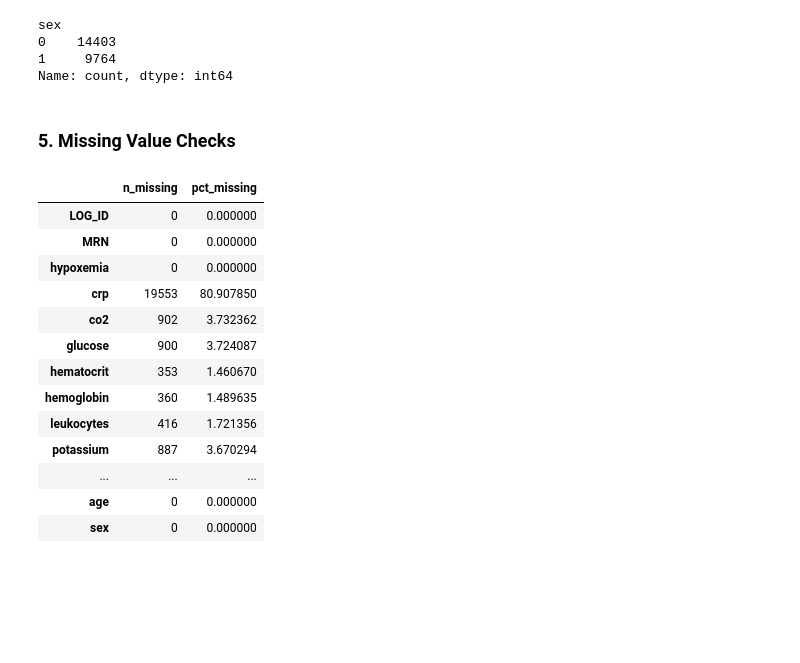
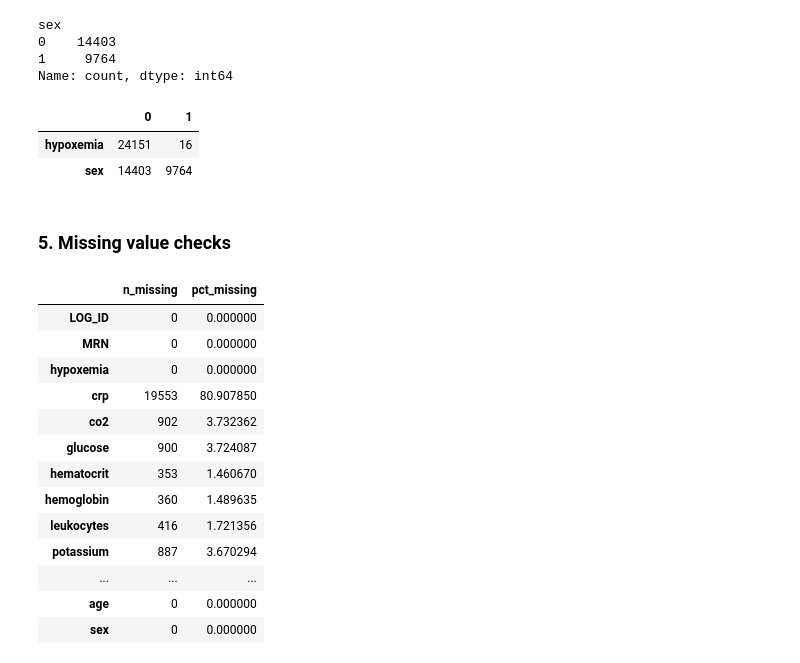
Before and after one commit to MOVER-analysis/MOVER-analysis, a Jupyter notebook: data_validation.ipynb, the cells around one changed output. Saved outputs shown, nothing was run; the diff lists cells and outputs as text; code cells hidden in the pictures; blank space fills up the shorter version.

```diff
--- a/data_validation.ipynb
+++ b/data_validation.ipynb
@@ -121,8 +121,16 @@ sex
 0    14403
 1     9764
 Name: count, dtype: int64
+# %%
+cols = ["hypoxemia", "sex"]
+
+df[cols].apply(lambda x: x.value_counts(dropna=False)).T
+# %% [output]
+|  | 0 | 1 |
+| hypoxemia | 24151 | 16 |
+| sex | 14403 | 9764 |
 # %% [markdown]
-### 5. Missing Value Checks
+### 5. Missing value checks
 # %%
 missing_summary = pd.DataFrame({
     "n_missing": df.isna().sum(),
```
Also changed, not shown: 1 other file.
